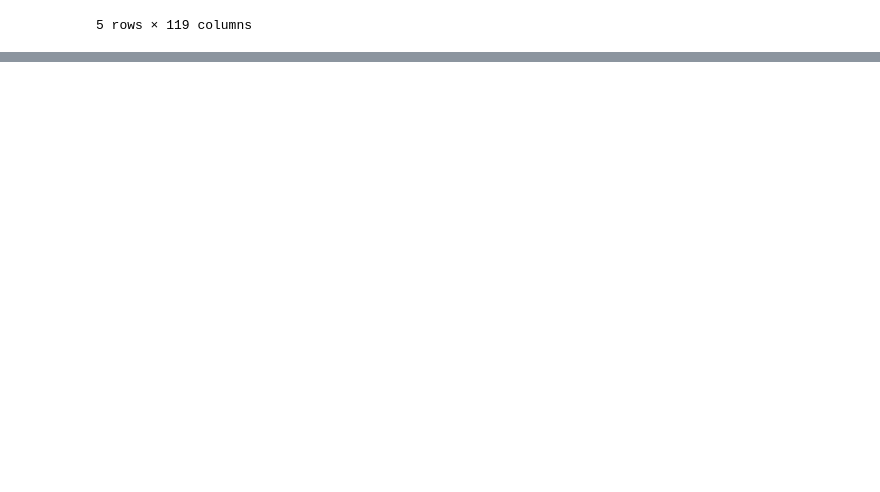
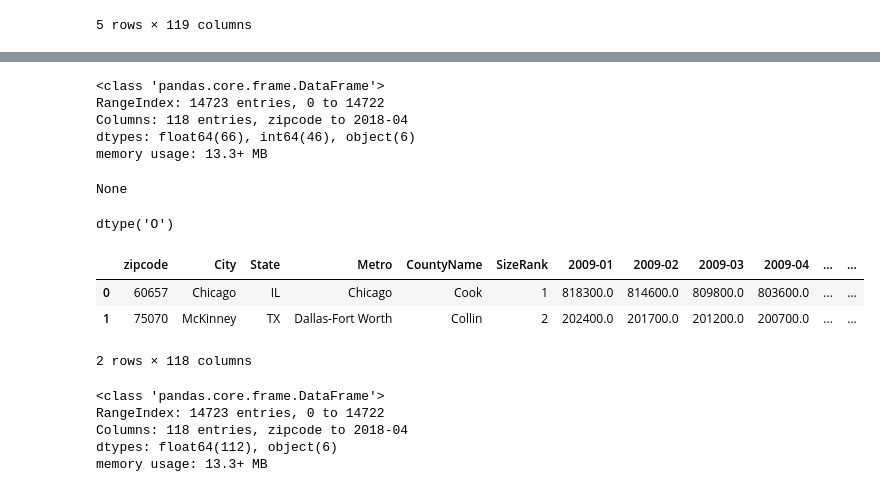
Before and after one commit to rab175/dsc-mod-4-project-online-ds-pt-071519, a Jupyter notebook: Mod 4 Project Notebook.ipynb, the cells around one changed output, grey strips where cells are left out. Cells and saved outputs as stored; diff of their text form; code cells hidden in the pictures; blank space fills up the shorter version.

```diff
--- a/Mod 4 Project Notebook.ipynb
+++ b/Mod 4 Project Notebook.ipynb
@@ -244,0 +253,29 @@ None
+# %%
+df_2009.drop(columns=['RegionID'], inplace=True)
+df_2009.rename(columns={'RegionName':'zipcode'}, inplace=True)
+df_2009[['zipcode', 'SizeRank']] = df_2009[['zipcode', 'SizeRank']].astype(str)
+
+display(df_2009.info(), df_2009.zipcode.dtype)
+df_2009.head(2)
+# %% [output]
+<class 'pandas.core.frame.DataFrame'>
+RangeIndex: 14723 entries, 0 to 14722
+Columns: 118 entries, zipcode to 2018-04
+dtypes: float64(66), int64(46), object(6)
+memory usage: 13.3+ MB
+None
+dtype('O')
+|  | zipcode | City | State | Metro | CountyName | SizeRank | 2009-01 | 2009-02 | 2009-03 | 2009-04 | ... | ... |
+| 0 | 60657 | Chicago | IL | Chicago | Cook | 1 | 818300.0 | 814600.0 | 809800.0 | 803600.0 | ... | ... |
+| 1 | 75070 | McKinney | TX | Dallas-Fort Worth | Collin | 2 | 202400.0 | 201700.0 | 201200.0 | 200700.0 | ... | ... |
+2 rows × 118 columns
+# %%
+date_cols = df_2009.columns[7:118]
+df_2009[date_cols] = df_2009[date_cols].astype(float)
+df_2009.info()
+# %% [output]
+<class 'pandas.core.frame.DataFrame'>
+RangeIndex: 14723 entries, 0 to 14722
+Columns: 118 entries, zipcode to 2018-04
+dtypes: float64(112), object(6)
+memory usage: 13.3+ MB
```
Also changed, not shown: parts of 9 cells of this notebook.
